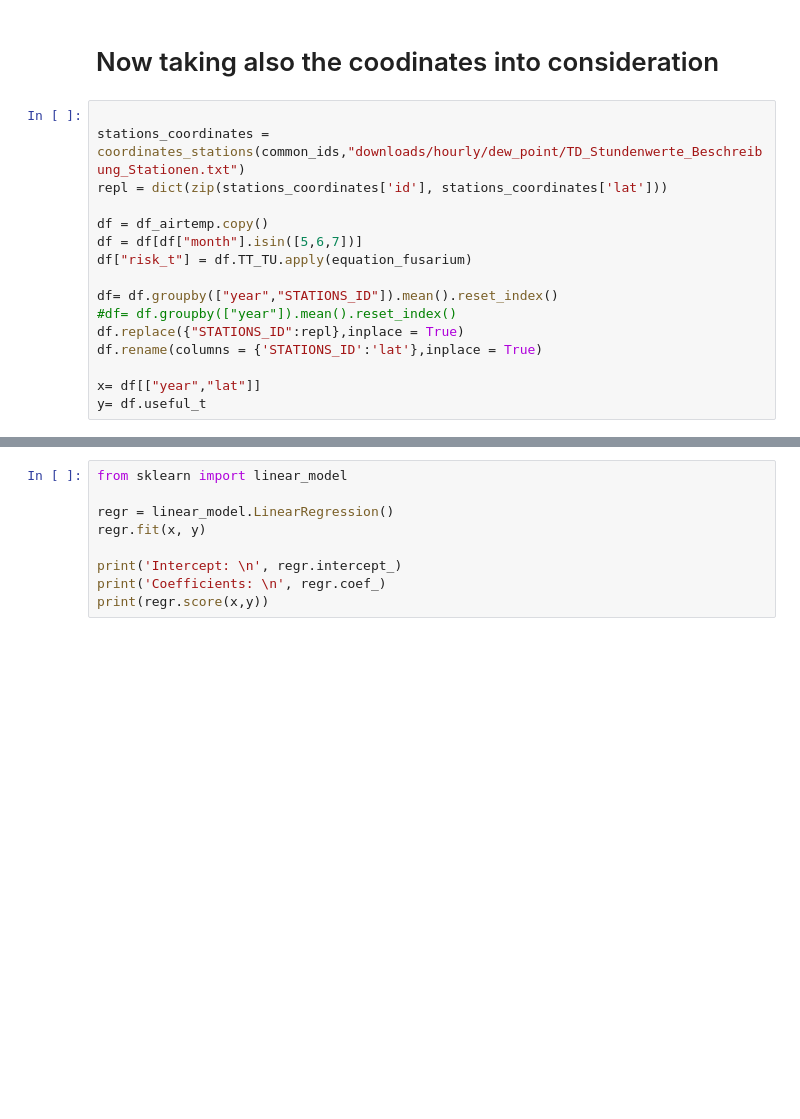
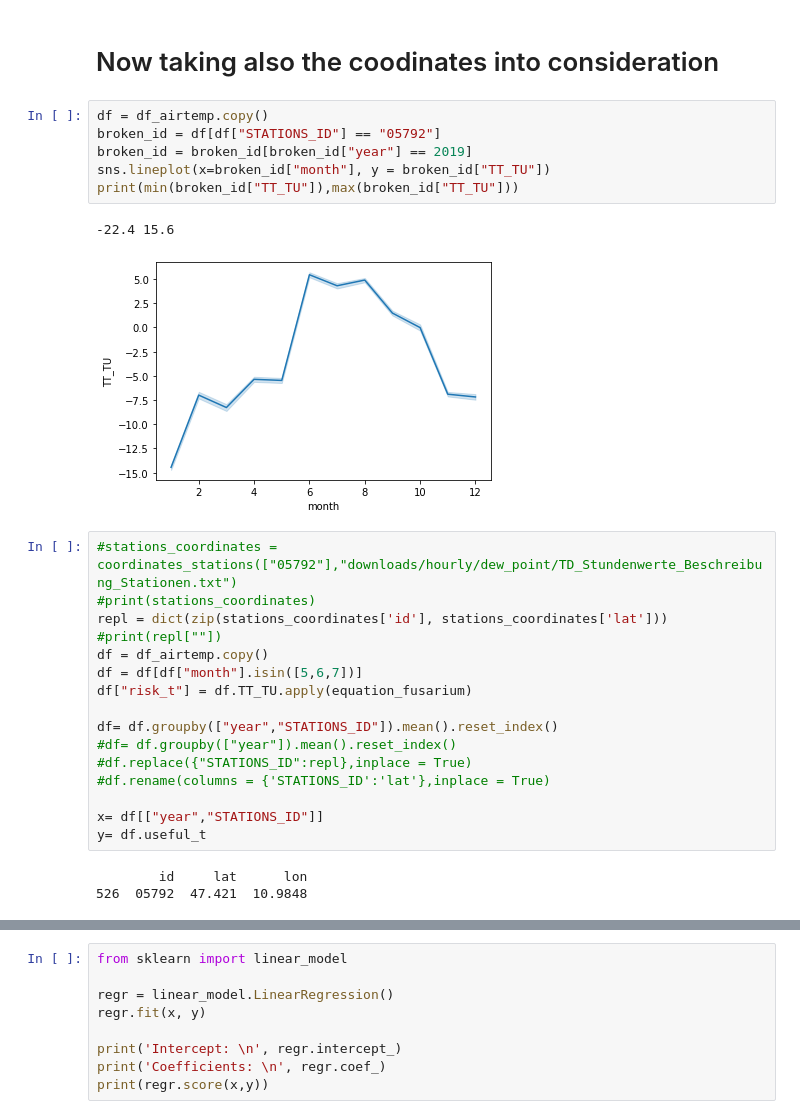
Before and after one commit to serbanradulescu/master_thesis, a Jupyter notebook: project.ipynb, the cells around one changed output, grey strips where cells are left out. Drawn from its saved outputs; the diff is of its cells as text; blank space fills up the shorter version.

```diff
--- a/project.ipynb
+++ b/project.ipynb
@@ -242,18 +263,30 @@ print(r_value)
 # %% [markdown]
 # Now taking also the coodinates into consideration
+# %%
+df = df_airtemp.copy()
+broken_id = df[df["STATIONS_ID"] == "05792"]
+broken_id = broken_id[broken_id["year"] == 2019]
+sns.lineplot(x=broken_id["month"], y = broken_id["TT_TU"])
+print(min(broken_id["TT_TU"]),max(broken_id["TT_TU"]))
+# %% [output]
+-22.4 15.6
+[figure, added]
 # %%
-
-stations_coordinates = coordinates_stations(common_ids,"downloads/hourly/dew_point/TD_Stundenwerte_Beschreibung_Stationen.txt")
+#stations_coordinates = coordinates_stations(["05792"],"downloads/hourly/dew_point/TD_Stundenwerte_Beschreibung_Stationen.txt")
+#print(stations_coordinates)
 repl = dict(zip(stations_coordinates['id'], stations_coordinates['lat']))
-
+#print(repl[""])
 df = df_airtemp.copy()
 df = df[df["month"].isin([5,6,7])]
 df["risk_t"] = df.TT_TU.apply(equation_fusarium)
 
 df= df.groupby(["year","STATIONS_ID"]).mean().reset_index()
 #df= df.groupby(["year"]).mean().reset_index()
-df.replace({"STATIONS_ID":repl},inplace = True)
-df.rename(columns = {'STATIONS_ID':'lat'},inplace = True)
+#df.replace({"STATIONS_ID":repl},inplace = True)
+#df.rename(columns = {'STATIONS_ID':'lat'},inplace = True)
 
-x= df[["year","lat"]]
+x= df[["year","STATIONS_ID"]]
 y= df.useful_t
+# %% [output]
+        id     lat      lon
+526  05792  47.421  10.9848
```
Also changed, not shown: parts of 3 cells of this notebook.
